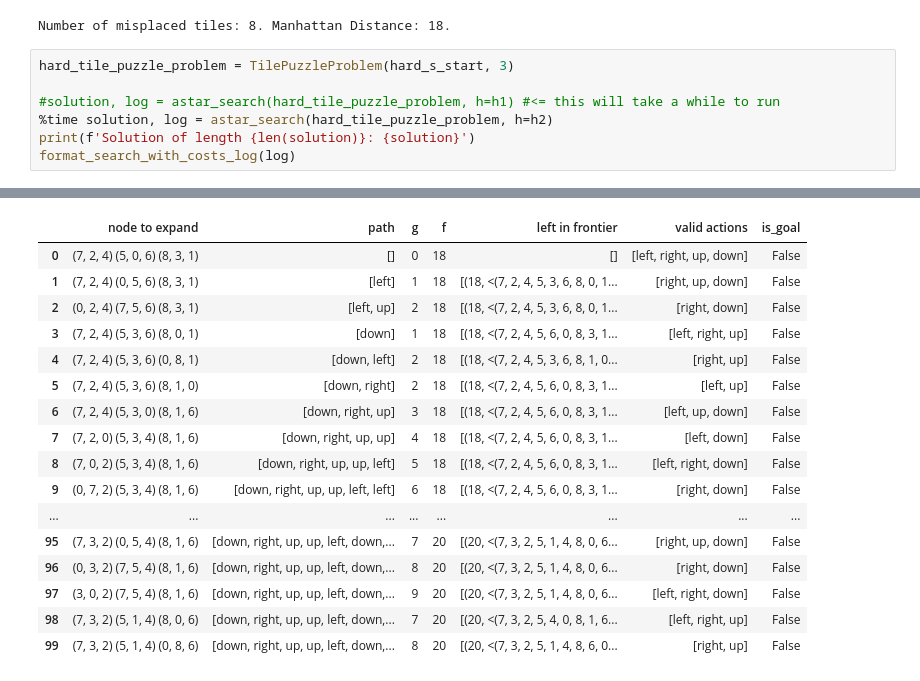
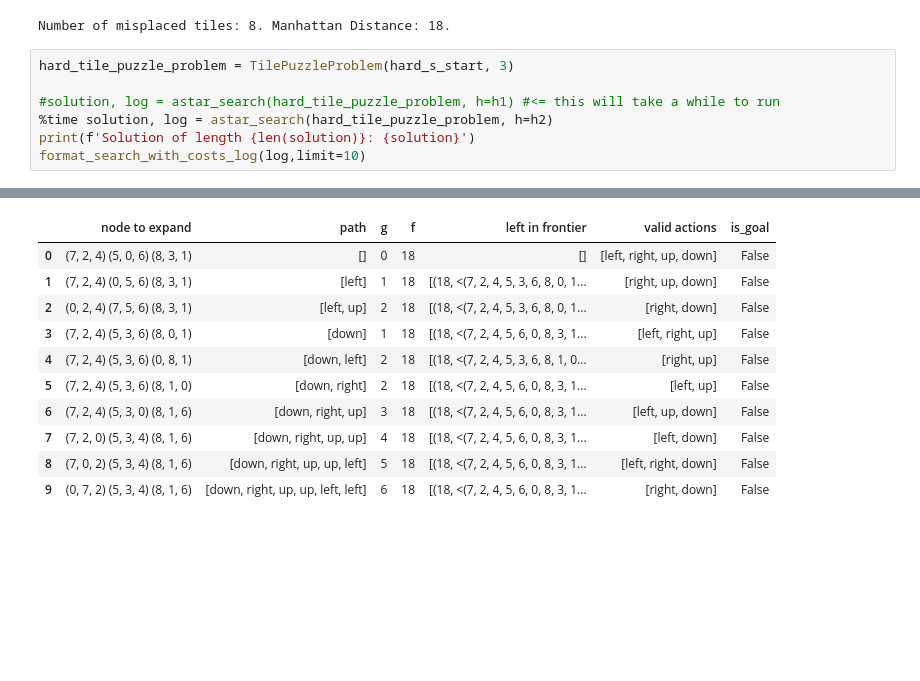
Before and after one commit to rammeshulam/89-570, a Jupyter notebook: Problem_Solving_with_Search.ipynb, the cells around one changed output, grey strips where cells are left out. Saved outputs shown, nothing was run; the diff lists cells and outputs as text; blank space fills up the shorter version.

```diff
--- a/Problem_Solving_with_Search.ipynb
+++ b/Problem_Solving_with_Search.ipynb
@@ -682,7 +670,7 @@ hard_tile_puzzle_problem = TilePuzzleProblem(hard_s_start, 3)
 #solution, log = astar_search(hard_tile_puzzle_problem, h=h1) #<= this will take a while to run
 %time solution, log = astar_search(hard_tile_puzzle_problem, h=h2)
 print(f'Solution of length {len(solution)}: {solution}')
-format_search_with_costs_log(log)
+format_search_with_costs_log(log,limit=10)
 # %% [output]
 size of closed list:0
 size of closed list:1000
@@ -692,18 +680,12 @@ Wall time: 2.59 s
 Solution of length 26: ['left', 'up', 'right', 'down', 'right', 'down', 'left', 'left', 'up', 'right', 'right', 'down', 'left', 'left', 'up', 'right', 'right', 'up', 'left', 'left', 'down', 'right', ' ...
 |  | node to expand | path | g | f | left in frontier | valid actions | is_goal |
 | 0 | (7, 2, 4) (5, 0, 6) (8, 3, 1) | [] | 0 | 18 | [] | [left, right, up, down] | False |
 | 1 | (7, 2, 4) (0, 5, 6) (8, 3, 1) | [left] | 1 | 18 | [(18, <(7, 2, 4, 5, 3, 6, 8, 0, 1... | [right, up, down] | False |
 | 2 | (0, 2, 4) (7, 5, 6) (8, 3, 1) | [left, up] | 2 | 18 | [(18, <(7, 2, 4, 5, 3, 6, 8, 0, 1... | [right, down] | False |
 | 3 | (7, 2, 4) (5, 3, 6) (8, 0, 1) | [down] | 1 | 18 | [(18, <(7, 2, 4, 5, 6, 0, 8, 3, 1... | [left, right, up] | False |
 | 4 | (7, 2, 4) (5, 3, 6) (0, 8, 1) | [down, left] | 2 | 18 | [(18, <(7, 2, 4, 5, 3, 6, 8, 1, 0... | [right, up] | False |
 | 5 | (7, 2, 4) (5, 3, 6) (8, 1, 0) | [down, right] | 2 | 18 | [(18, <(7, 2, 4, 5, 6, 0, 8, 3, 1... | [left, up] | False |
 | 6 | (7, 2, 4) (5, 3, 0) (8, 1, 6) | [down, right, up] | 3 | 18 | [(18, <(7, 2, 4, 5, 6, 0, 8, 3, 1... | [left, up, down] | False |
 | 7 | (7, 2, 0) (5, 3, 4) (8, 1, 6) | [down, right, up, up] | 4 | 18 | [(18, <(7, 2, 4, 5, 6, 0, 8, 3, 1... | [left, down] | False |
 | 8 | (7, 0, 2) (5, 3, 4) (8, 1, 6) | [down, right, up, up, left] | 5 | 18 | [(18, <(7, 2, 4, 5, 6, 0, 8, 3, 1... | [left, right, down] | False |
 | 9 | (0, 7, 2) (5, 3, 4) (8, 1, 6) | [down, right, up, up, left, left] | 6 | 18 | [(18, <(7, 2, 4, 5, 6, 0, 8, 3, 1... | [right, down] | False |
-| ... | ... | ... | ... | ... | ... | ... | ... |
-| 95 | (7, 3, 2) (0, 5, 4) (8, 1, 6) | [down, right, up, up, left, down,... | 7 | 20 | [(20, <(7, 3, 2, 5, 1, 4, 8, 0, 6... | [right, up, down] | False |
-| 96 | (0, 3, 2) (7, 5, 4) (8, 1, 6) | [down, right, up, up, left, down,... | 8 | 20 | [(20, <(7, 3, 2, 5, 1, 4, 8, 0, 6... | [right, down] | False |
-| 97 | (3, 0, 2) (7, 5, 4) (8, 1, 6) | [down, right, up, up, left, down,... | 9 | 20 | [(20, <(7, 3, 2, 5, 1, 4, 8, 0, 6... | [left, right, down] | False |
-| 98 | (7, 3, 2) (5, 1, 4) (8, 0, 6) | [down, right, up, up, left, down,... | 7 | 20 | [(20, <(7, 3, 2, 5, 4, 0, 8, 1, 6... | [left, right, up] | False |
-| 99 | (7, 3, 2) (5, 1, 4) (0, 8, 6) | [down, right, up, up, left, down,... | 8 | 20 | [(20, <(7, 3, 2, 5, 1, 4, 8, 6, 0... | [right, up] | False |
```
Also changed, not shown: parts of 3 cells of this notebook.
